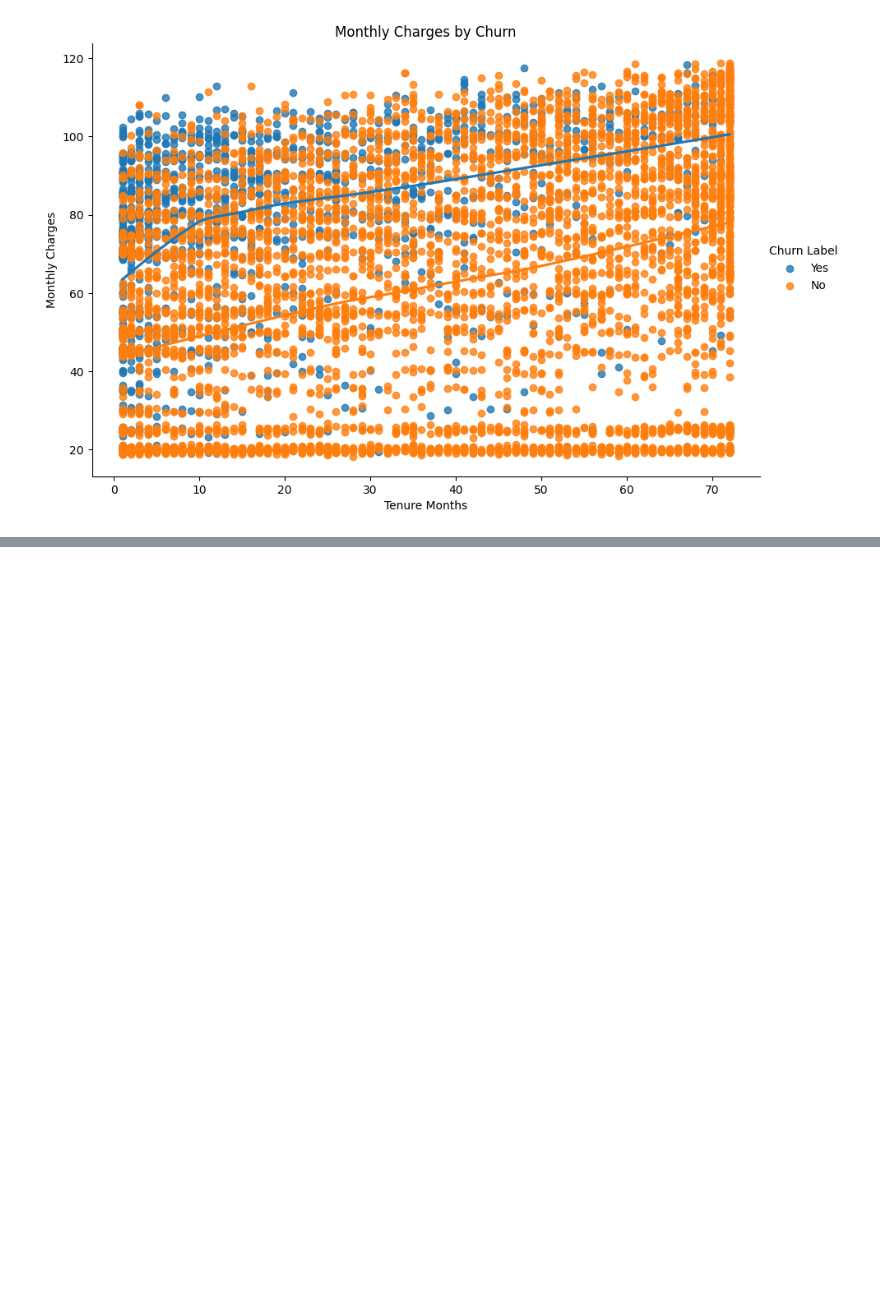
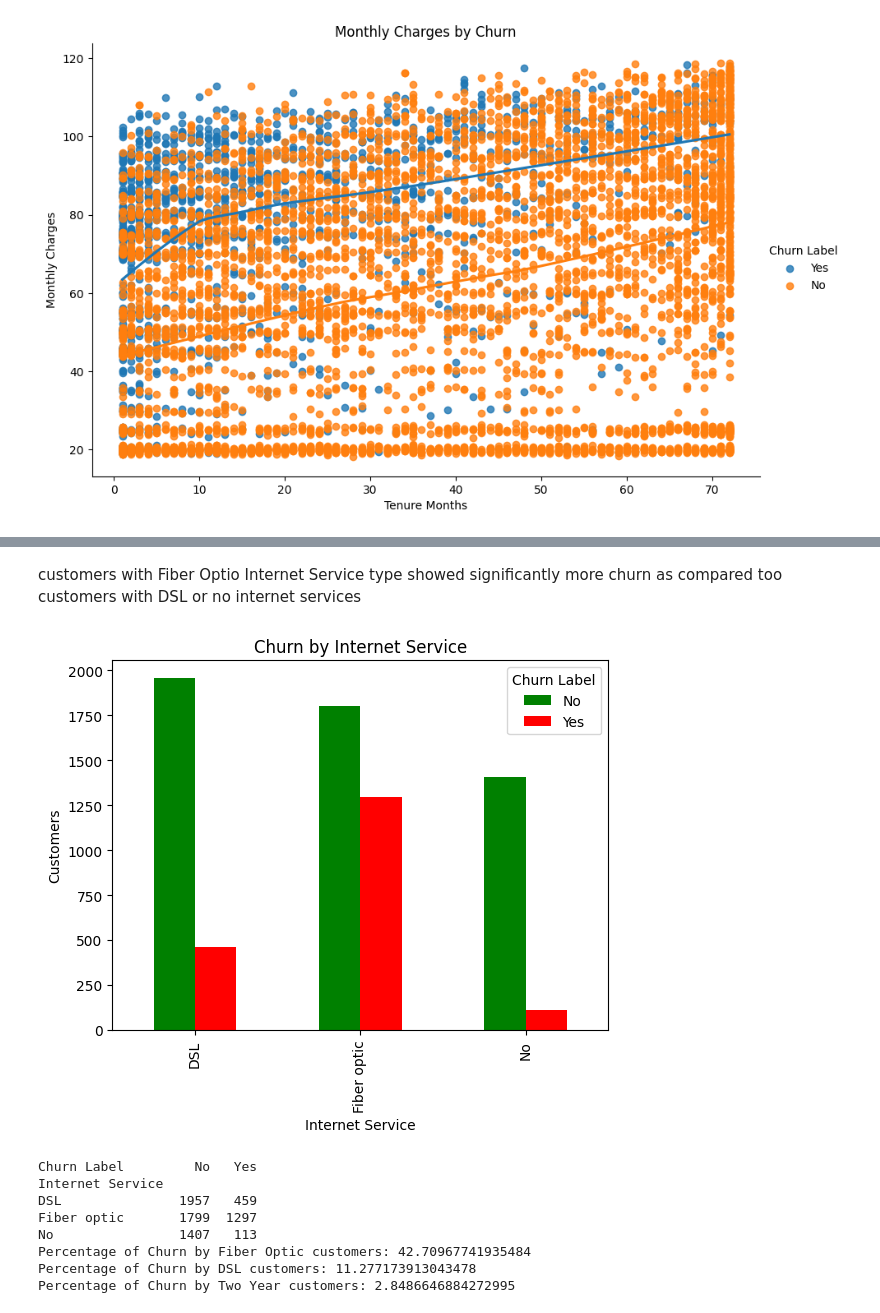
Before and after one commit to Zia-Ul-Hasan/Churn-Prediction-IBM-telco, a Jupyter notebook: EDA_Churn.ipynb, the cells around one changed output, grey strips where cells are left out. Saved outputs shown, nothing was run; the diff lists cells and outputs as text; code cells hidden in the pictures; blank space fills up the shorter version.

```diff
--- a/EDA_Churn.ipynb
+++ b/EDA_Churn.ipynb
@@ -129,0 +163,35 @@ plt.show()
+# %% [markdown]
+customers with Fiber Optio Internet Service type showed significantly more churn as compared too  customers with DSL or no internet services
+# %%
+churn_by_IS= pd.crosstab(df['Internet Service'],df['Churn Label'])
+churn_by_IS.plot(kind='bar',stacked=False,color=['green','red'])
+plt.title('Churn by Internet Service')
+plt.xlabel('Internet Service')
+plt.ylabel('Customers')
+plt.show()
+print(churn_by_IS)
+
+fb=churn_by_IS.loc['Fiber optic','No']
+churn_fb=churn_by_IS.loc['Fiber optic','Yes']
+churn_fb=(churn_mtm/(churn_mtm+mtm))*100
+print(f"Percentage of Churn by Fiber Optic customers: {churn_mtm}")
+
+ds_churn=churn_by_IS.loc['DSL','Yes']
+ds=churn_by_IS.loc['DSL','No']
+ds_churn=(ds_churn/(ds_churn+ds))*100
+print(f"Percentage of Churn by DSL customers: {oy_churn}")
+
+no_is_churn=churn_by_IS.loc['No','Yes']
+no_is=churn_by_IS.loc['No','No']
+no_is_churn=(no_is_churn/(no_is_churn+no_is))*100
+print(f"Percentage of Churn by Two Year customers: {tw_churn}")
+# %% [output]
+[figure, added]
+Churn Label         No   Yes
+Internet Service
+DSL               1957   459
+Fiber optic       1799  1297
+No                1407   113
+Percentage of Churn by Fiber Optic customers: 42.70967741935484
+Percentage of Churn by DSL customers: 11.277173913043478
+Percentage of Churn by Two Year customers: 2.8486646884272995
```
Also changed, not shown: parts of 8 cells of this notebook.
